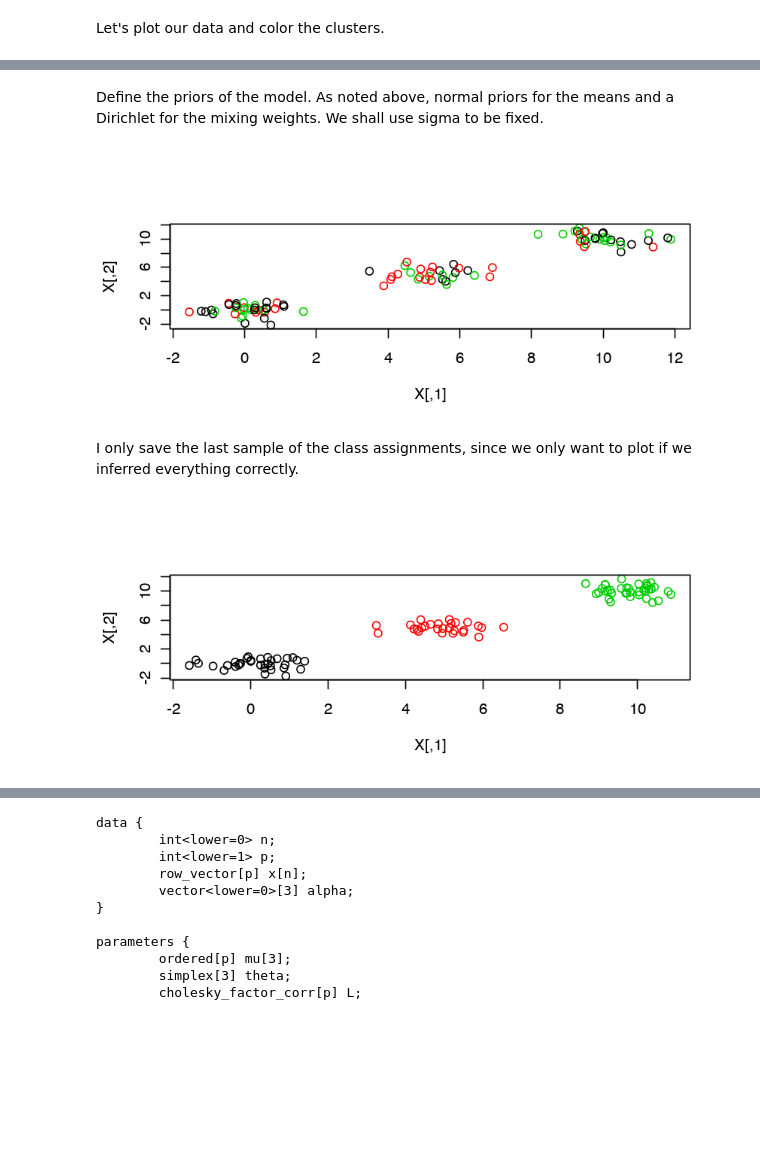
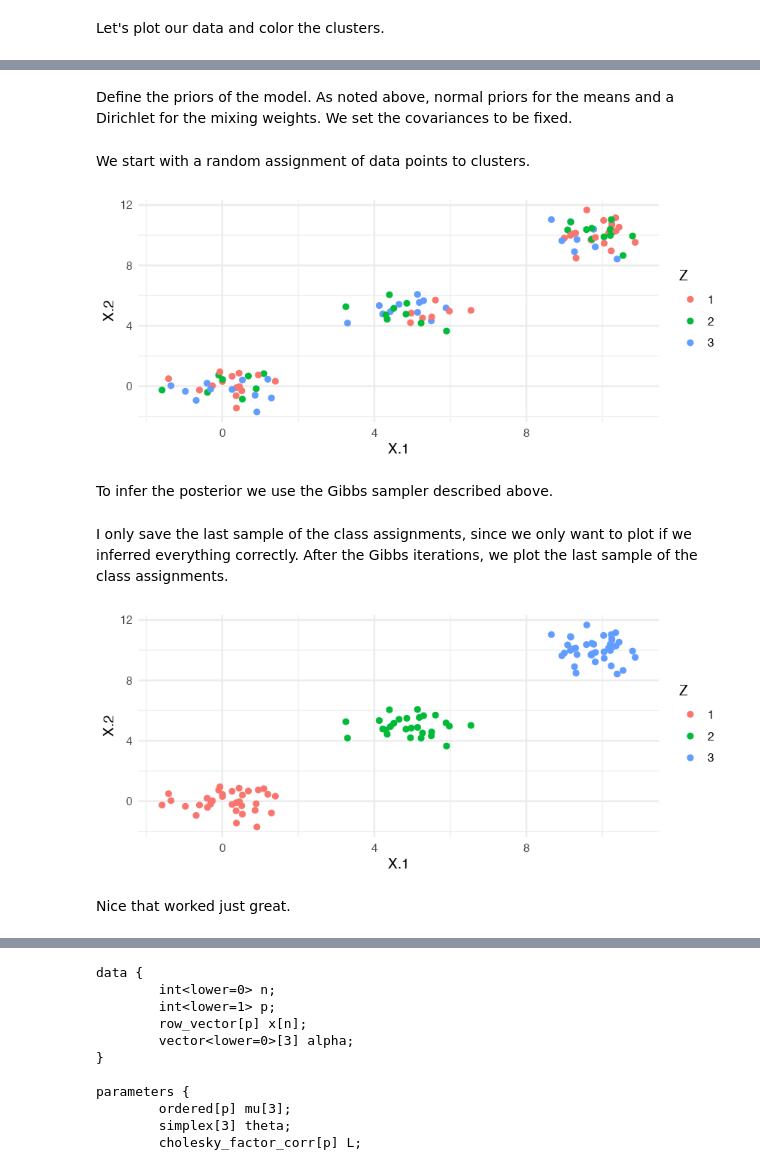
Before and after one commit to dirmeier/etudes, a Jupyter notebook: bayesian_mixture_models.ipynb, the cells around one changed output, grey strips where cells are left out. Drawn from its saved outputs; the diff is of its cells as text; code cells hidden in the pictures; blank space fills up the shorter version.

```diff
--- a/bayesian_mixture_models.ipynb
+++ b/bayesian_mixture_models.ipynb
@@ -72,5 +80,5 @@ plot(X, col=Z)
 # %% [markdown]
-Define the priors of the model. As noted above, normal priors for the means and a Dirichlet for the mixing weights. We shall use sigma to be fixed.
+Define the priors of the model. As noted above, normal priors for the means and a Dirichlet for the mixing weights. We set the covariances to be fixed.
 # %%
 mu.prior <- matrix(c(0, 5, 10, 0, 5, 10), ncol = 2)
 sigma.prior <- diag(p)
@@ -78,12 +86,19 @@ q.prior <- solve(sigma.prior)
 
 alpha.hyper <- c(1, 1, 1)
 pi.prior <- rdirichlet(1, alpha.hyper)
+# %% [markdown]
+We start with a random assignment of data points to clusters.
 # %%
 # initialization of the cluster assignments
 zs <- sample(1:3, n, replace = TRUE)
-plot(X, col=zs)
+data.frame(X=X, Z=as.factor(zs)) %>%
+    ggplot() +
+    geom_point(aes(X.1, X.2, col=Z)) +
+    theme_minimal()
 # %% [output]
-[figure, old version]
+[figure, new version]
+# %% [markdown]
+To infer the posterior we use the Gibbs sampler described above.
 # %%
 for (iter in seq(100))
 {
@@ -109,10 +127,17 @@ for (iter in seq(100))
 }
 # %% [markdown]
 I only save the last sample of the class assignments, since we only want to plot if we inferred everything correctly.
+After the Gibbs iterations, we plot the last sample of the class assignments.
-# %%
-plot(X, col=zs)
-# %% [output]
-[figure, removed]
+# %%
+# initialization of the cluster assignments
+data.frame(X=X, Z=as.factor(zs)) %>%
+    ggplot() +
+    geom_point(aes(X.1, X.2, col=Z)) +
+    theme_minimal()
+# %% [output]
+[figure, added]
+# %% [markdown]
+Nice that worked just great.
 # %% [markdown]
 ## Inference using STAN
 
```
Also changed, not shown: parts of 24 cells of this notebook, 1 other file.
